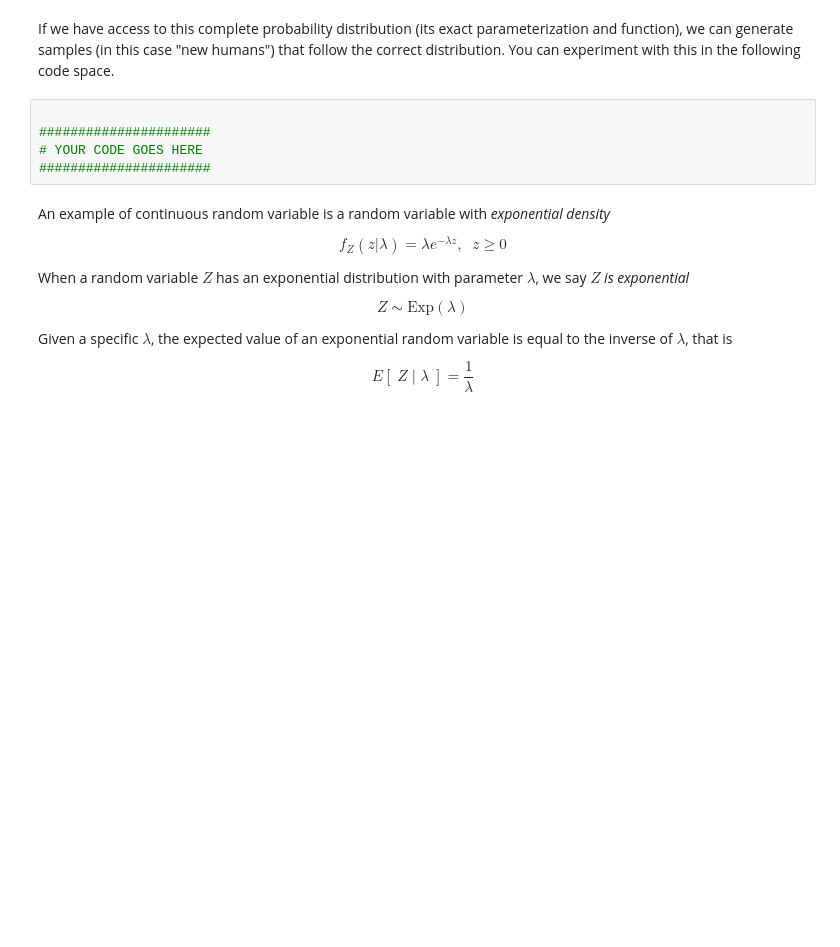
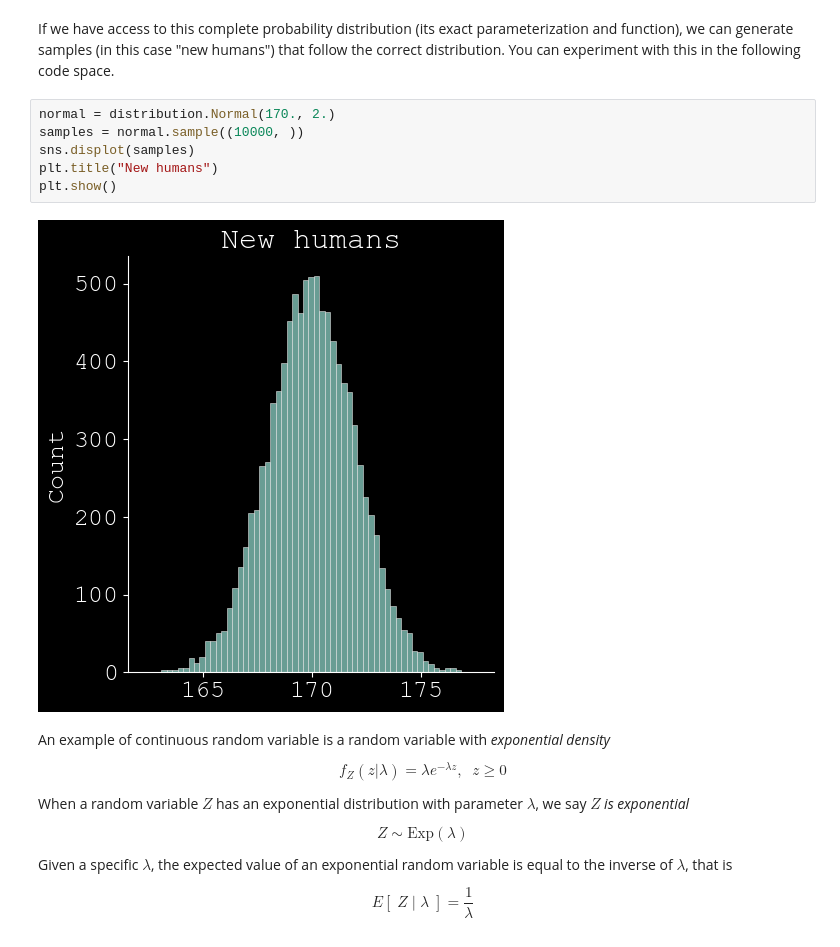
Before and after one commit to LouisLalay/atiam_ml, a Jupyter notebook: 04b_distributions.ipynb, the cells around one changed output. Saved outputs shown, nothing was run; the diff lists cells and outputs as text; blank space fills up the shorter version.

```diff
--- a/04b_distributions.ipynb
+++ b/04b_distributions.ipynb
@@ -179,10 +207,13 @@ plt.show()
 # %% [markdown]
 If we have access to this complete probability distribution (its exact parameterization and function), we can generate samples (in this case "new humans") that follow the correct distribution. You can experiment with this in the following code space.
-# %%
-
-######################
-# YOUR CODE GOES HERE
-######################
+# %%
+normal = distribution.Normal(170., 2.)
+samples = normal.sample((10000, ))
+sns.displot(samples)
+plt.title("New humans")
+plt.show()
+# %% [output]
+[figure, added]
 # %% [markdown]
 An example of continuous random variable is a random variable with *exponential density*
 
```
Also changed, not shown: parts of 11 cells of this notebook.
